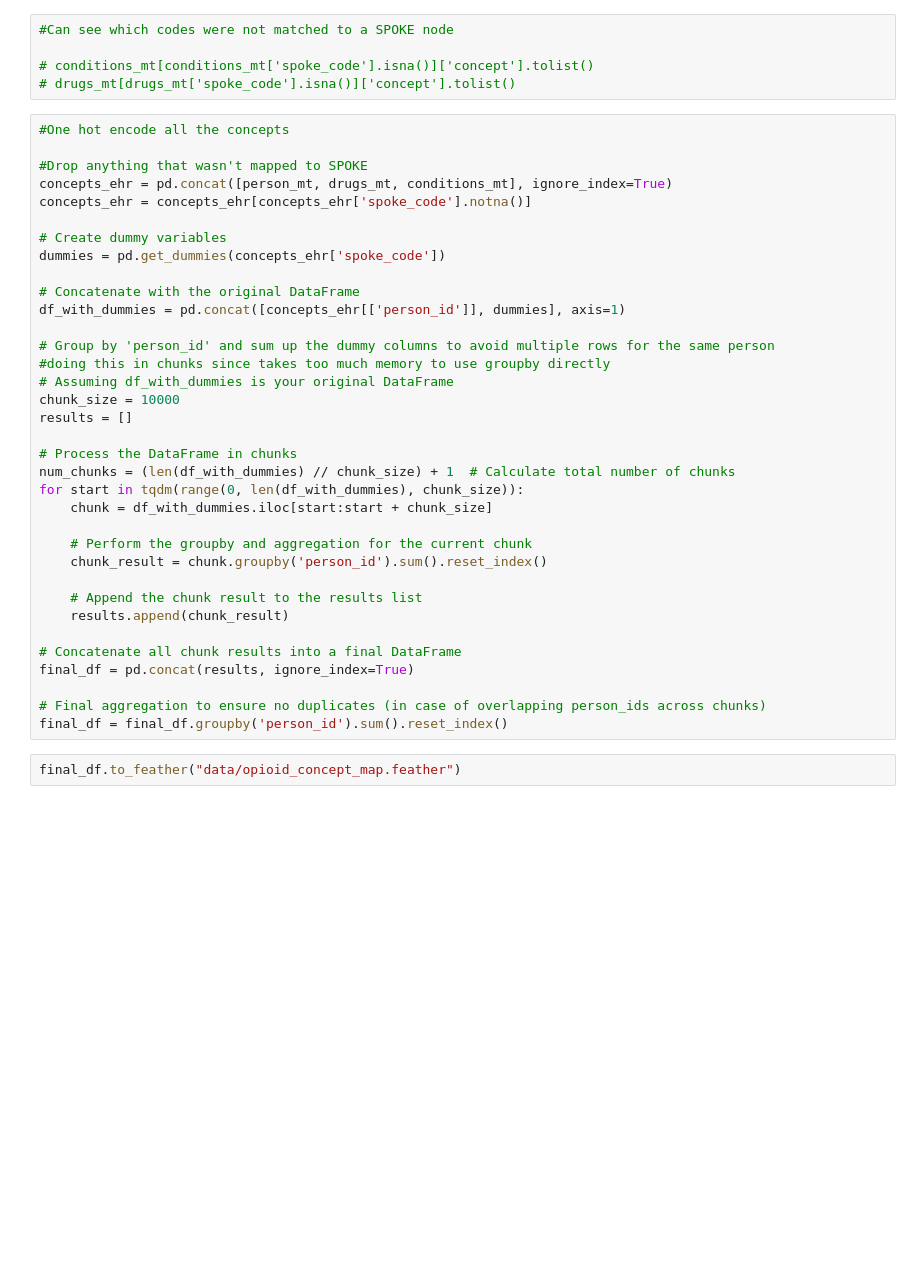
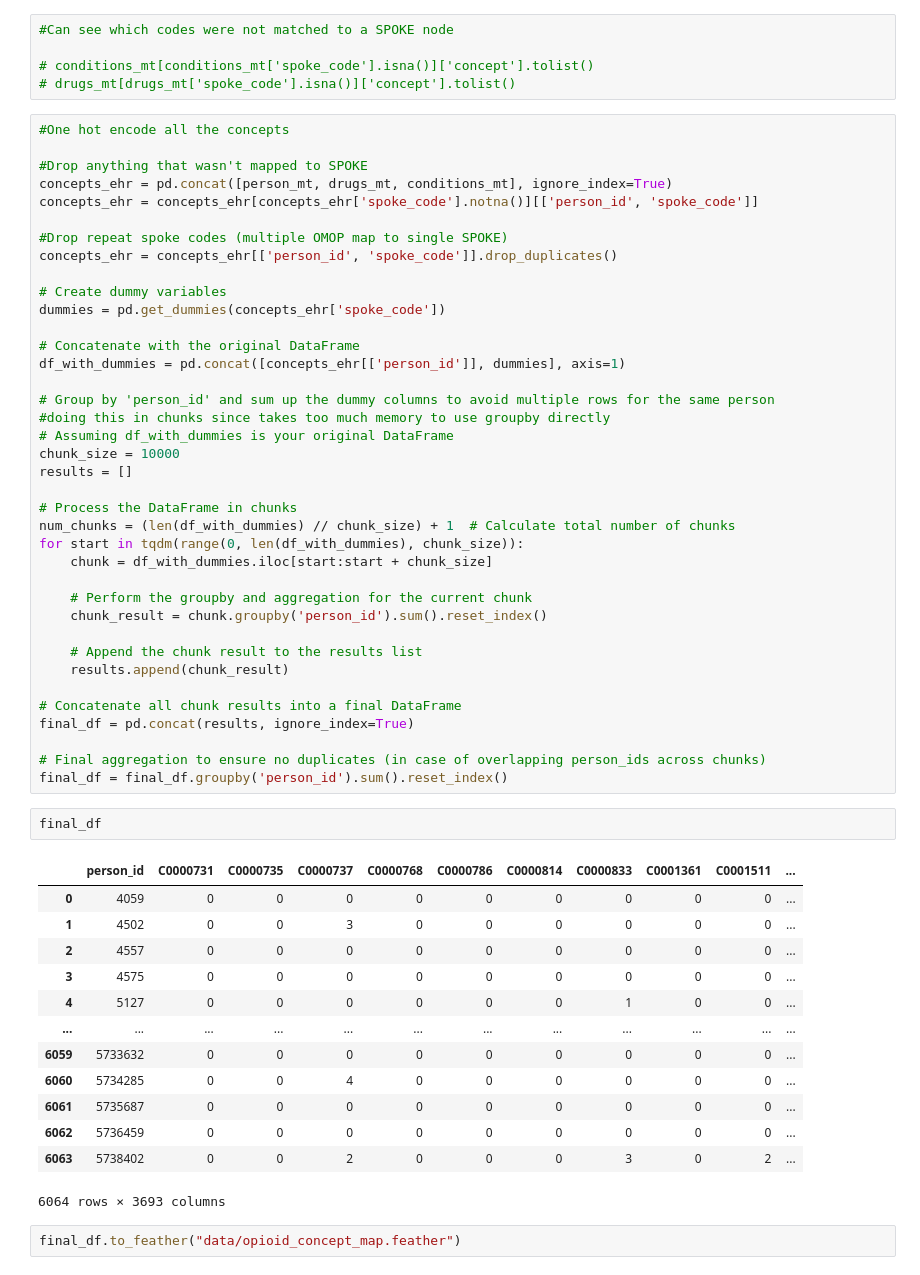
Before and after one commit to sanjayontheweb/SergioRotation, a Jupyter notebook: AddictionEHRQuery.ipynb, the cells around one changed output. Cells and saved outputs as stored; diff of their text form; blank space fills up the shorter version.

Commit message:
Created initial concept table with no lab tests

```diff
--- a/AddictionEHRQuery.ipynb
+++ b/AddictionEHRQuery.ipynb
@@ -507,7 +507,10 @@ drugs_mt['spoke_code'] = drugs_mt['concept'].map(omop_to_spoke_dict)
 
 #Drop anything that wasn't mapped to SPOKE
 concepts_ehr = pd.concat([person_mt, drugs_mt, conditions_mt], ignore_index=True)
-concepts_ehr = concepts_ehr[concepts_ehr['spoke_code'].notna()]
+concepts_ehr = concepts_ehr[concepts_ehr['spoke_code'].notna()][['person_id', 'spoke_code']]
+
+#Drop repeat spoke codes (multiple OMOP map to single SPOKE)
+concepts_ehr = concepts_ehr[['person_id', 'spoke_code']].drop_duplicates()
 
 # Create dummy variables
 dummies = pd.get_dummies(concepts_ehr['spoke_code'])
@@ -537,5 +540,21 @@ final_df = pd.concat(results, ignore_index=True)
 
 # Final aggregation to ensure no duplicates (in case of overlapping person_ids across chunks)
 final_df = final_df.groupby('person_id').sum().reset_index()
+# %%
+final_df
+# %% [output]
+|  | person_id | C0000731 | C0000735 | C0000737 | C0000768 | C0000786 | C0000814 | C0000833 | C0001361 | C0001511 | ... |
+| 0 | 4059 | 0 | 0 | 0 | 0 | 0 | 0 | 0 | 0 | 0 | ... |
+| 1 | 4502 | 0 | 0 | 3 | 0 | 0 | 0 | 0 | 0 | 0 | ... |
+| 2 | 4557 | 0 | 0 | 0 | 0 | 0 | 0 | 0 | 0 | 0 | ... |
+| 3 | 4575 | 0 | 0 | 0 | 0 | 0 | 0 | 0 | 0 | 0 | ... |
+| 4 | 5127 | 0 | 0 | 0 | 0 | 0 | 0 | 1 | 0 | 0 | ... |
+| ... | ... | ... | ... | ... | ... | ... | ... | ... | ... | ... | ... |
+| 6059 | 5733632 | 0 | 0 | 0 | 0 | 0 | 0 | 0 | 0 | 0 | ... |
+| 6060 | 5734285 | 0 | 0 | 4 | 0 | 0 | 0 | 0 | 0 | 0 | ... |
+| 6061 | 5735687 | 0 | 0 | 0 | 0 | 0 | 0 | 0 | 0 | 0 | ... |
+| 6062 | 5736459 | 0 | 0 | 0 | 0 | 0 | 0 | 0 | 0 | 0 | ... |
+| 6063 | 5738402 | 0 | 0 | 2 | 0 | 0 | 0 | 3 | 0 | 2 | ... |
+6064 rows × 3693 columns
 # %%
 final_df.to_feather("data/opioid_concept_map.feather")
```
Also changed, not shown: parts of 6 cells of this notebook, 1 other file.
